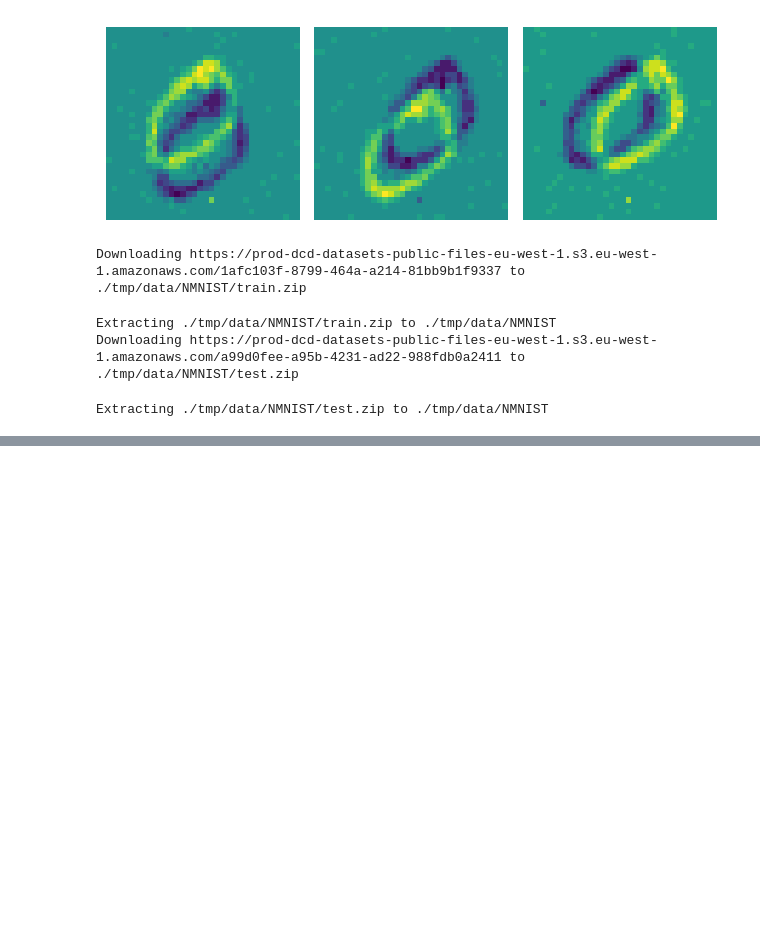
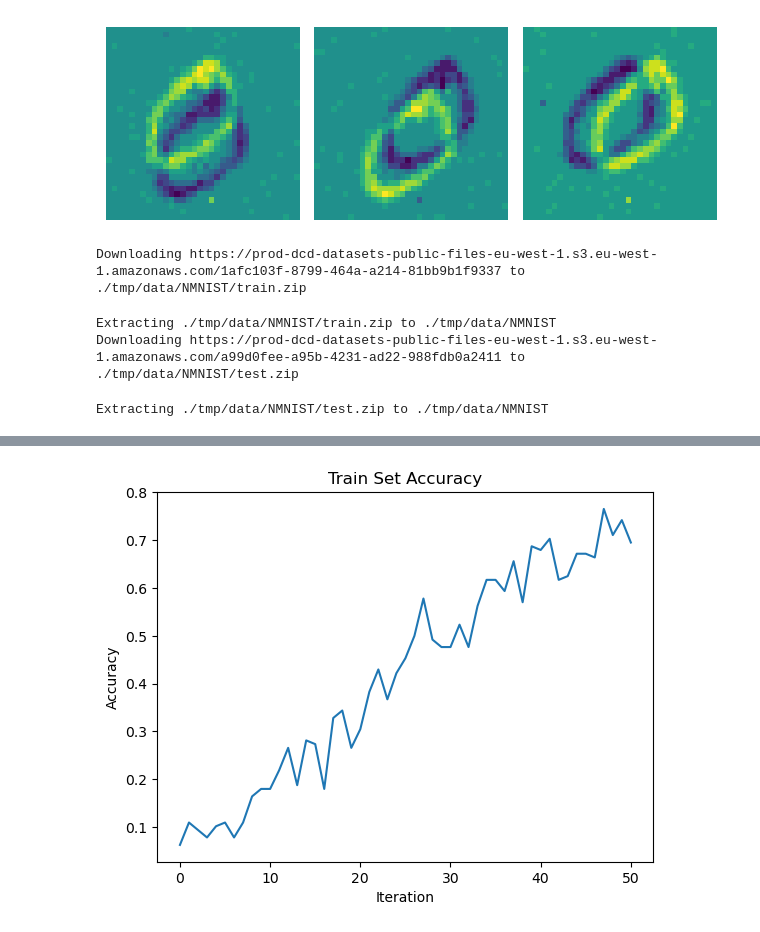
Before and after one commit to matthew-armanasco/neuro-SNN, a Jupyter notebook: src/snntorch-part7.ipynb, the cells around one changed output, grey strips where cells are left out. Drawn from its saved outputs; the diff is of its cells as text; code cells hidden in the pictures; blank space fills up the shorter version.

```diff
--- a/src/snntorch-part7.ipynb
+++ b/src/snntorch-part7.ipynb
@@ -120,0 +124,34 @@ def forward_pass(net, data):
+# %%
+num_epochs = 1
+num_iters = 50
+
+loss_hist = []
+acc_hist = []
+
+# training loop
+for epoch in range(num_epochs):
+    for i, (data, targets) in enumerate(iter(trainloader)):
+        data = data.to(device)
+        targets = targets.to(device)
+
+        net.train()
+        spk_rec = forward_pass(net, data)
+        loss_val = loss_fn(spk_rec, targets)
+
+        # Gradient calculation + weight update
+        optimizer.zero_grad()
+        loss_val.backward()
+        optimizer.step()
+
+        # Store loss history for future plotting
+        loss_hist.append(loss_val.item())
+
+        print(f"Epoch {epoch}, Iteration {i} \nTrain Loss: {loss_val.item():.2f}")
+
+        acc = SF.accuracy_rate(spk_rec, targets)
+        acc_hist.append(acc)
+        print(f"Accuracy: {acc * 100:.2f}%\n")
+
+        # This will end training after 50 iterations by default
+        if i == num_iters:
+          break
@@ -120,0 +176,12 @@ def forward_pass(net, data):
+# %%
+import matplotlib.pyplot as plt
+
+# Plot Loss
+fig = plt.figure(facecolor="w")
+plt.plot(acc_hist)
+plt.title("Train Set Accuracy")
+plt.xlabel("Iteration")
+plt.ylabel("Accuracy")
+plt.show()
+# %% [output]
+[figure, added]
```
Also changed, not shown: parts of 7 cells of this notebook, 3 other files.
